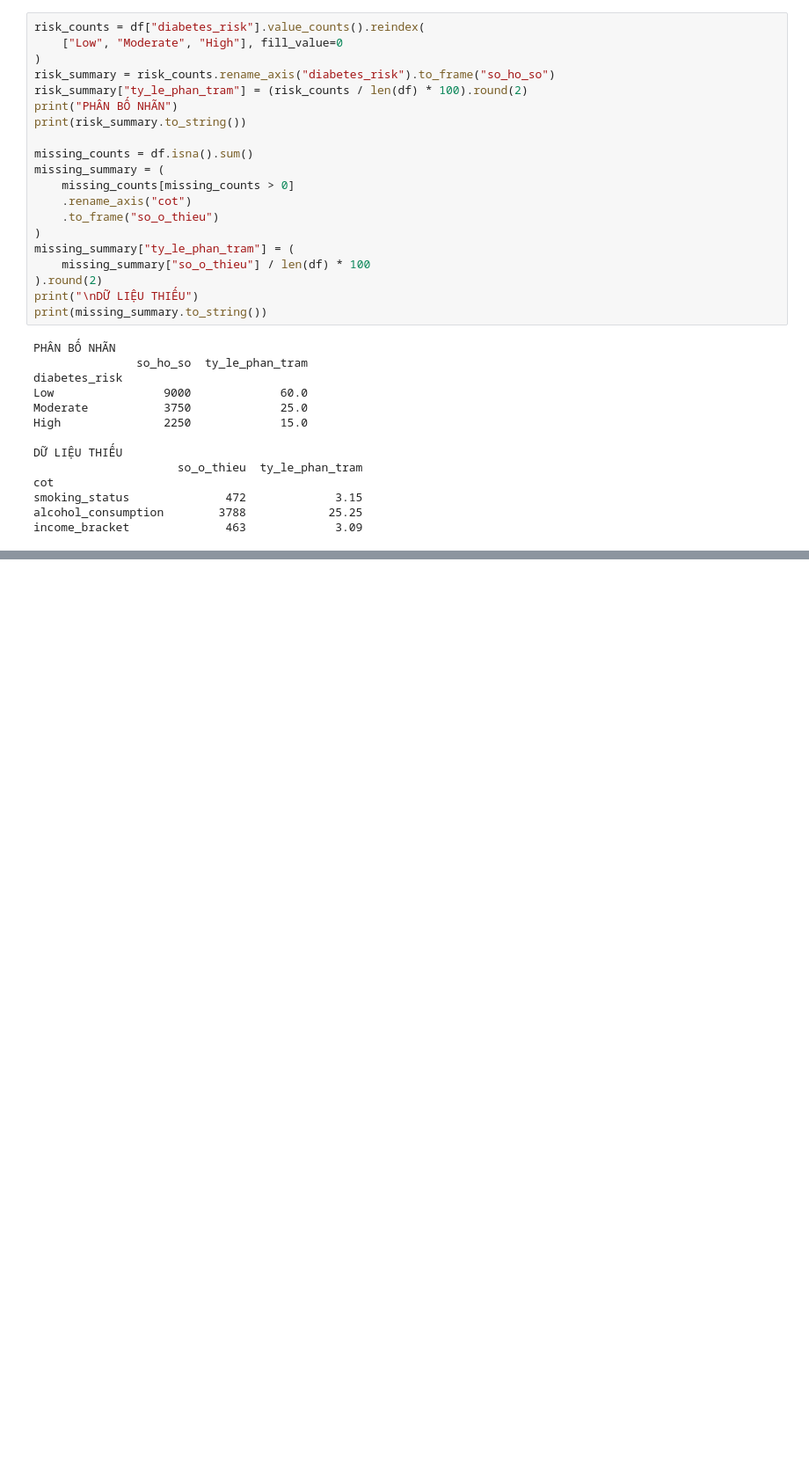
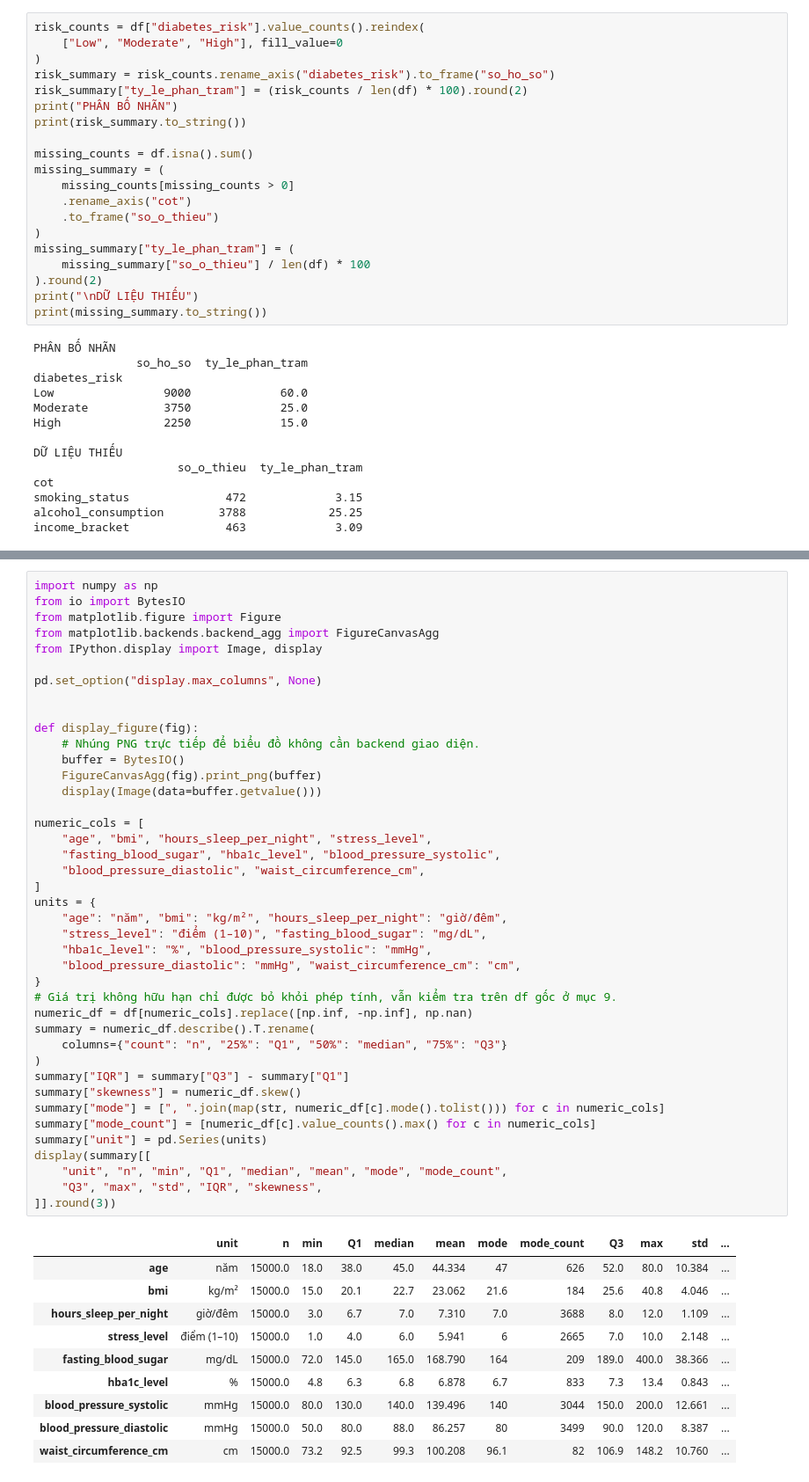
Before and after one commit to hoankhtn/Diabetes_Risk, a Jupyter notebook: notebooks/01_collection_exploration.ipynb, the cells around one changed output, grey strips where cells are left out. Shown at 88% size. Cells and saved outputs as stored; diff of their text form; blank space fills up the shorter version.

```diff
--- a/notebooks/01_collection_exploration.ipynb
+++ b/notebooks/01_collection_exploration.ipynb
@@ -170,0 +177,52 @@ income_bracket              463             3.09
+# %%
+import numpy as np
+from io import BytesIO
+from matplotlib.figure import Figure
+from matplotlib.backends.backend_agg import FigureCanvasAgg
+from IPython.display import Image, display
+
+pd.set_option("display.max_columns", None)
+
+
+def display_figure(fig):
+    # Nhúng PNG trực tiếp để biểu đồ không cần backend giao diện.
+    buffer = BytesIO()
+    FigureCanvasAgg(fig).print_png(buffer)
+    display(Image(data=buffer.getvalue()))
+
+numeric_cols = [
+    "age", "bmi", "hours_sleep_per_night", "stress_level",
+    "fasting_blood_sugar", "hba1c_level", "blood_pressure_systolic",
+    "blood_pressure_diastolic", "waist_circumference_cm",
+]
+units = {
+    "age": "năm", "bmi": "kg/m²", "hours_sleep_per_night": "giờ/đêm",
+    "stress_level": "điểm (1–10)", "fasting_blood_sugar": "mg/dL",
+    "hba1c_level": "%", "blood_pressure_systolic": "mmHg",
+    "blood_pressure_diastolic": "mmHg", "waist_circumference_cm": "cm",
+}
+# Giá trị không hữu hạn chỉ được bỏ khỏi phép tính, vẫn kiểm tra trên df gốc ở mục 9.
+numeric_df = df[numeric_cols].replace([np.inf, -np.inf], np.nan)
+summary = numeric_df.describe().T.rename(
+    columns={"count": "n", "25%": "Q1", "50%": "median", "75%": "Q3"}
+)
+summary["IQR"] = summary["Q3"] - summary["Q1"]
+summary["skewness"] = numeric_df.skew()
+summary["mode"] = [", ".join(map(str, numeric_df[c].mode().tolist())) for c in numeric_cols]
+summary["mode_count"] = [numeric_df[c].value_counts().max() for c in numeric_cols]
+summary["unit"] = pd.Series(units)
+display(summary[[
+    "unit", "n", "min", "Q1", "median", "mean", "mode", "mode_count",
+    "Q3", "max", "std", "IQR", "skewness",
+]].round(3))
+# %% [output]
+|  | unit | n | min | Q1 | median | mean | mode | mode_count | Q3 | max | std | ... |
+| age | năm | 15000.0 | 18.0 | 38.0 | 45.0 | 44.334 | 47 | 626 | 52.0 | 80.0 | 10.384 | ... |
+| bmi | kg/m² | 15000.0 | 15.0 | 20.1 | 22.7 | 23.062 | 21.6 | 184 | 25.6 | 40.8 | 4.046 | ... |
+| hours_sleep_per_night | giờ/đêm | 15000.0 | 3.0 | 6.7 | 7.0 | 7.310 | 7.0 | 3688 | 8.0 | 12.0 | 1.109 | ... |
+| stress_level | điểm (1–10) | 15000.0 | 1.0 | 4.0 | 6.0 | 5.941 | 6 | 2665 | 7.0 | 10.0 | 2.148 | ... |
+| fasting_blood_sugar | mg/dL | 15000.0 | 72.0 | 145.0 | 165.0 | 168.790 | 164 | 209 | 189.0 | 400.0 | 38.366 | ... |
+| hba1c_level | % | 15000.0 | 4.8 | 6.3 | 6.8 | 6.878 | 6.7 | 833 | 7.3 | 13.4 | 0.843 | ... |
+| blood_pressure_systolic | mmHg | 15000.0 | 80.0 | 130.0 | 140.0 | 139.496 | 140 | 3044 | 150.0 | 200.0 | 12.661 | ... |
+| blood_pressure_diastolic | mmHg | 15000.0 | 50.0 | 80.0 | 88.0 | 86.257 | 80 | 3499 | 90.0 | 120.0 | 8.387 | ... |
+| waist_circumference_cm | cm | 15000.0 | 73.2 | 92.5 | 99.3 | 100.208 | 96.1 | 82 | 106.9 | 148.2 | 10.760 | ... |
```
Also changed, not shown: parts of 23 cells of this notebook.
